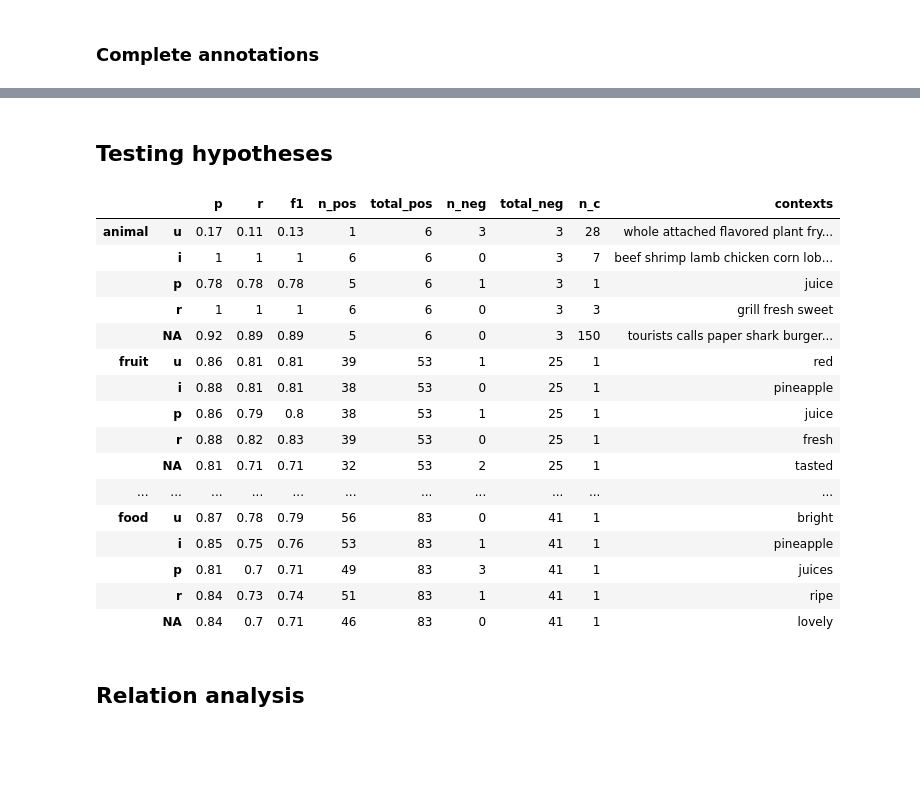
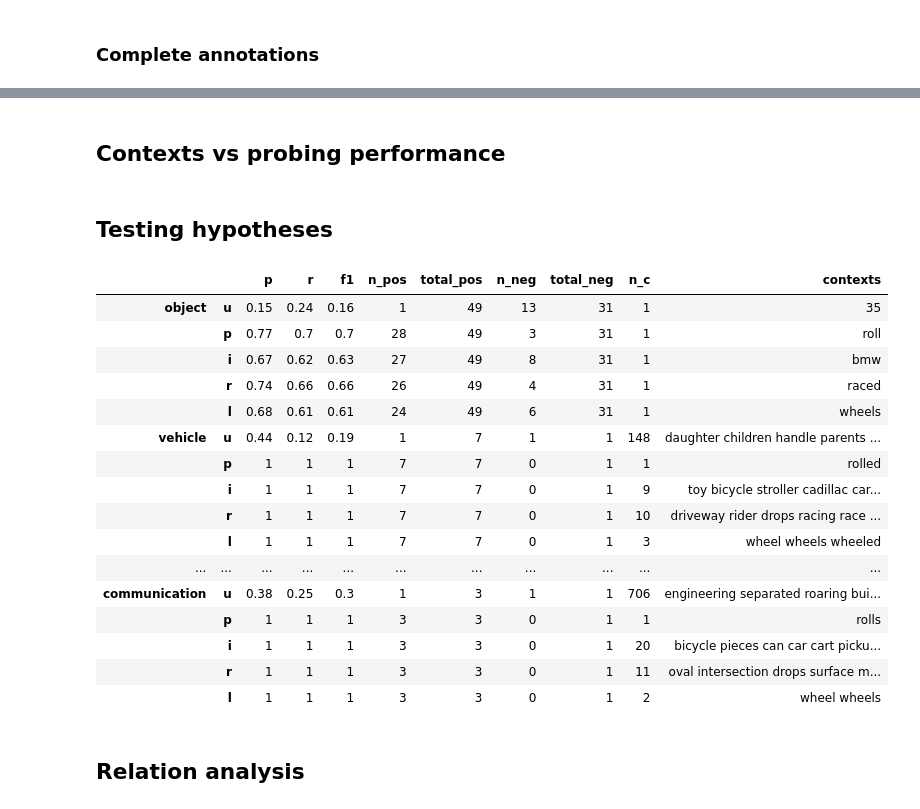
Before and after one commit to PiaSommerauer/corpus_diagnostics, a Jupyter notebook: scripts/refined context analysis.ipynb, the cells around one changed output, grey strips where cells are left out. Saved outputs shown, nothing was run; the diff lists cells and outputs as text; code cells hidden in the pictures; blank space fills up the shorter version.

```diff
--- a/scripts/refined context analysis.ipynb
+++ b/scripts/refined context analysis.ipynb
@@ -500,6 +544,8 @@ def get_evidence_distribution(model_name, prop, top_cutoff, concept_cutoff):
             ev_cnts['all'] += 1
         if et in ['p', 'l', 'n']:
             ev_cnts['prop_specific'] += 1
+        elif et in ['i', 'r', 'b']:
+            ev_cnts['non-specific'] += 1
 
     total_contexts = len(ev_dict)
 
@@ -536,7 +582,7 @@ properties = ann_dict['complete']
 top_cutoff = 3
 concept_cutoff = 3
 
-cols = ['property', 'u', 'all', 'prop_specific', 'p', 'n', 'l', 'i', 'r', 'b']
+cols = ['property', 'u', 'all', 'prop_specific', 'non-specific', 'p', 'n', 'l', 'i', 'r', 'b']
 table = []
 for prop in properties:
     d = dict()
@@ -547,7 +593,8 @@ for prop in properties:
             d[c] = np.nan
     table.append(d)
 
-cols = ['property', 'u', 'all', 'prop_specific', 'p', 'n', 'l', 'i', 'r', 'b']
+cols = ['property', 'u', 'all', 'prop_specific', 'non-specific', 'p', 'n', 'l', 'i', 'r', 'b']
 df = pd.DataFrame(table)[cols]
-df[cols].sort_values('all', ascending = False).round(3)
+df = df[cols].sort_values('all', ascending = False).round(3)
+df
 # %% [output]
@@ -568,3 +638,5 @@ df[cols].sort_values('all', ascending = False).round(3)
+# %% [markdown]
+## Contexts vs probing performance
 # %% [markdown]
 ## Testing hypotheses
 # %%
@@ -656,32 +728,32 @@ def get_top_ev_categories(prop, model_name, top_cutoff, concept_cutoff):
 
     return table
 # %%
-prop = 'juicy'
+prop = 'roll'
 model_name = 'giga_full_updated'
 top_cutoff = 3
 concept_cutoff = 3
 table = get_top_ev_categories(prop, model_name, top_cutoff, concept_cutoff)
 
 df = pd.DataFrame(table)
 df.T
 # %% [output]
 |  |  | p | r | f1 | n_pos | total_pos | n_neg | total_neg | n_c | contexts |
-| animal | u | 0.17 | 0.11 | 0.13 | 1 | 6 | 3 | 3 | 28 | whole attached flavored plant fry... |
-|  | i | 1 | 1 | 1 | 6 | 6 | 0 | 3 | 7 | beef shrimp lamb chicken corn lob... |
-|  | p | 0.78 | 0.78 | 0.78 | 5 | 6 | 1 | 3 | 1 | juice |
-|  | r | 1 | 1 | 1 | 6 | 6 | 0 | 3 | 3 | grill fresh sweet |
-|  | NA | 0.92 | 0.89 | 0.89 | 5 | 6 | 0 | 3 | 150 | tourists calls paper shark burger... |
-| fruit | u | 0.86 | 0.81 | 0.81 | 39 | 53 | 1 | 25 | 1 | red |
-|  | i | 0.88 | 0.81 | 0.81 | 38 | 53 | 0 | 25 | 1 | pineapple |
-|  | p | 0.86 | 0.79 | 0.8 | 38 | 53 | 1 | 25 | 1 | juice |
-|  | r | 0.88 | 0.82 | 0.83 | 39 | 53 | 0 | 25 | 1 | fresh |
-|  | NA | 0.81 | 0.71 | 0.71 | 32 | 53 | 2 | 25 | 1 | tasted |
+| object | u | 0.15 | 0.24 | 0.16 | 1 | 49 | 13 | 31 | 1 | 35 |
+|  | p | 0.77 | 0.7 | 0.7 | 28 | 49 | 3 | 31 | 1 | roll |
+|  | i | 0.67 | 0.62 | 0.63 | 27 | 49 | 8 | 31 | 1 | bmw |
+|  | r | 0.74 | 0.66 | 0.66 | 26 | 49 | 4 | 31 | 1 | raced |
+|  | l | 0.68 | 0.61 | 0.61 | 24 | 49 | 6 | 31 | 1 | wheels |
+| vehicle | u | 0.44 | 0.12 | 0.19 | 1 | 7 | 1 | 1 | 148 | daughter children handle parents ... |
+|  | p | 1 | 1 | 1 | 7 | 7 | 0 | 1 | 1 | rolled |
+|  | i | 1 | 1 | 1 | 7 | 7 | 0 | 1 | 9 | toy bicycle stroller cadillac car... |
+|  | r | 1 | 1 | 1 | 7 | 7 | 0 | 1 | 10 | driveway rider drops racing race ... |
+|  | l | 1 | 1 | 1 | 7 | 7 | 0 | 1 | 3 | wheel wheels wheeled |
 | ... | ... | ... | ... | ... | ... | ... | ... | ... | ... | ... |
-| food | u | 0.87 | 0.78 | 0.79 | 56 | 83 | 0 | 41 | 1 | bright |
-|  | i | 0.85 | 0.75 | 0.76 | 53 | 83 | 1 | 41 | 1 | pineapple |
-|  | p | 0.81 | 0.7 | 0.71 | 49 | 83 | 3 | 41 | 1 | juices |
-|  | r | 0.84 | 0.73 | 0.74 | 51 | 83 | 1 | 41 | 1 | ripe |
-|  | NA | 0.84 | 0.7 | 0.71 | 46 | 83 | 0 | 41 | 1 | lovely |
+| communication | u | 0.38 | 0.25 | 0.3 | 1 | 3 | 1 | 1 | 706 | engineering separated roaring bui... |
+|  | p | 1 | 1 | 1 | 3 | 3 | 0 | 1 | 1 | rolls |
+|  | i | 1 | 1 | 1 | 3 | 3 | 0 | 1 | 20 | bicycle pieces can car cart picku... |
+|  | r | 1 | 1 | 1 | 3 | 3 | 0 | 1 | 11 | oval intersection drops surface m... |
+|  | l | 1 | 1 | 1 | 3 | 3 | 0 | 1 | 2 | wheel wheels |
 # %% [markdown]
 ## Relation analysis
 # %%
```
Also changed, not shown: parts of 7 cells of this notebook, 1 other file.
